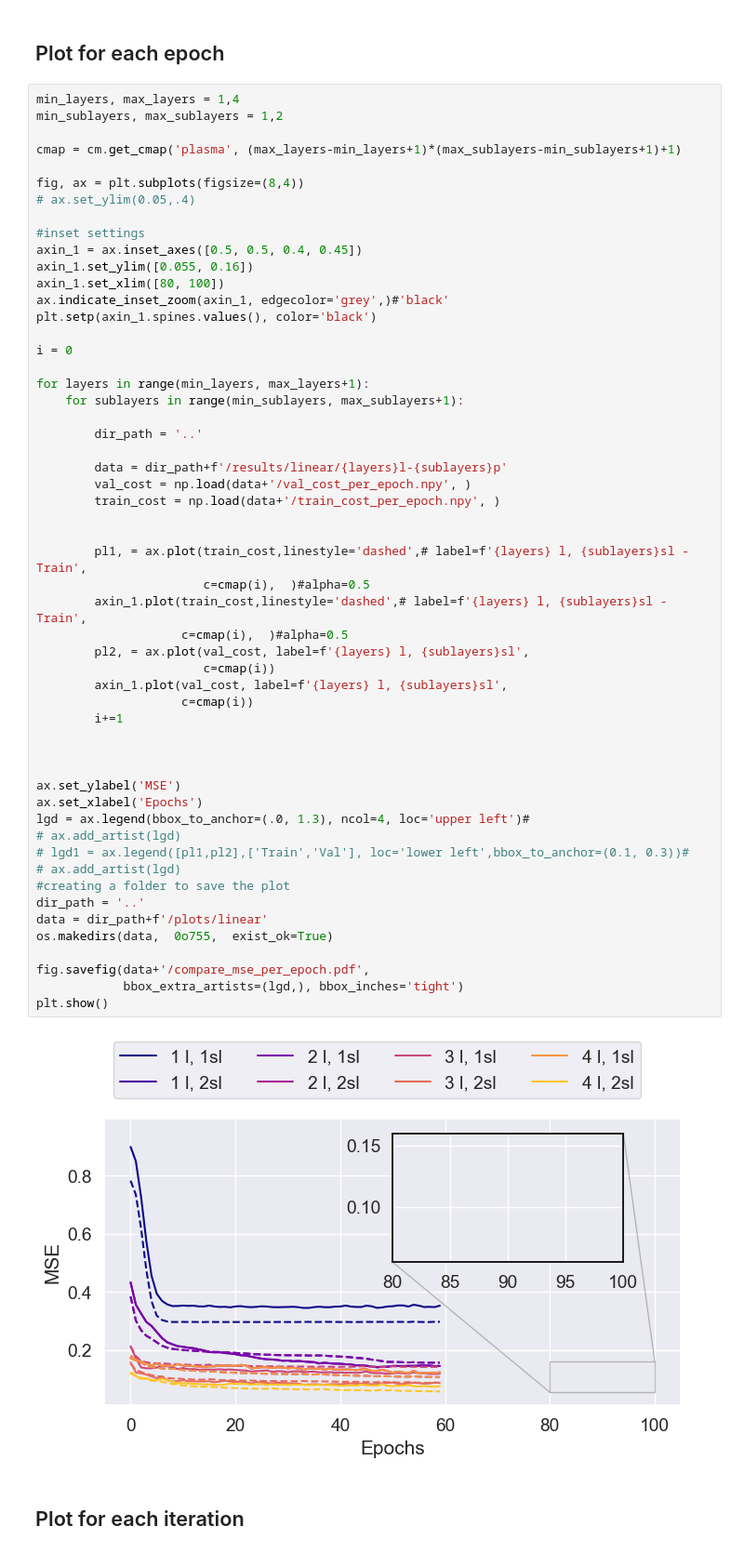
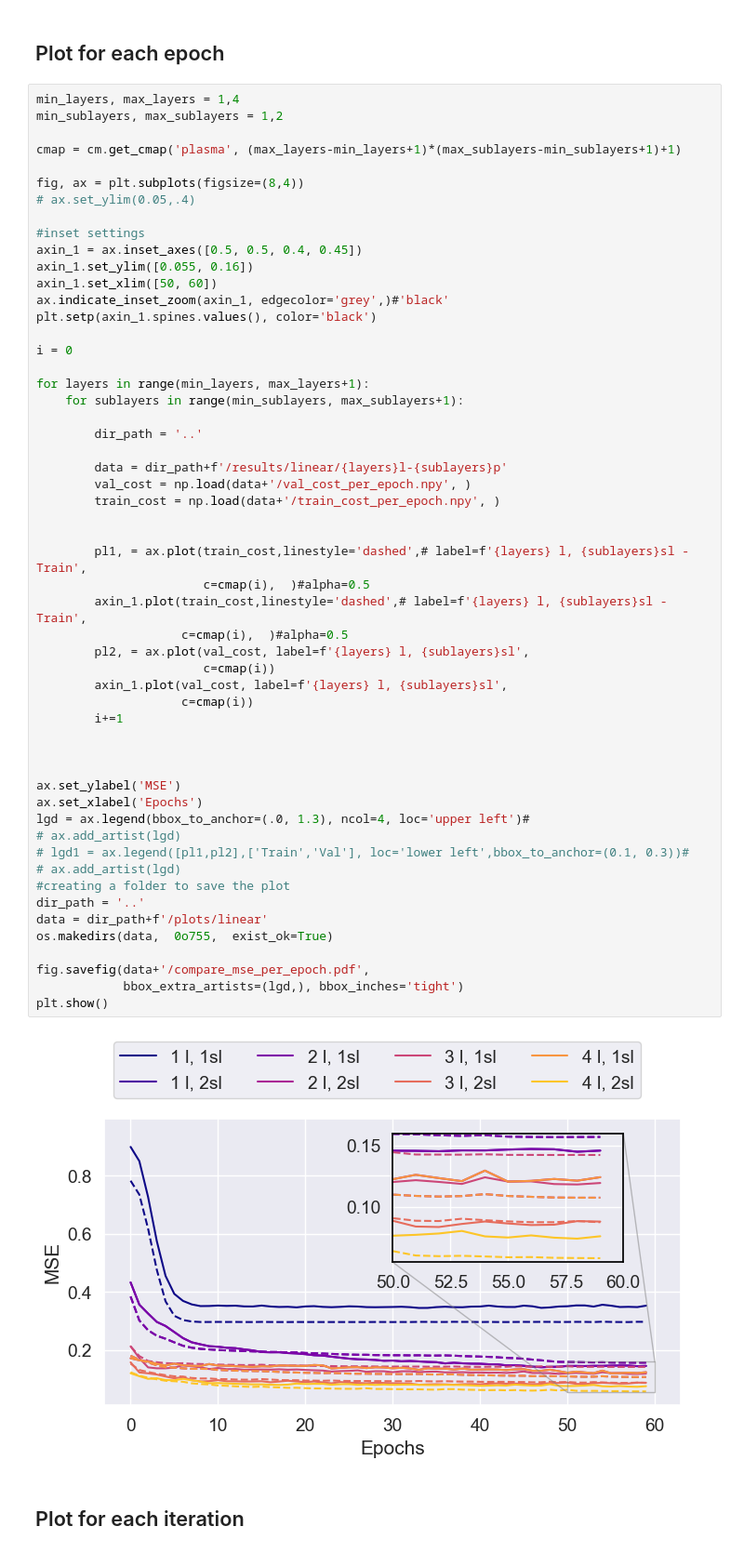
Before and after one commit to fran-scala/QuHack4IA_VQNN-track, a Jupyter notebook: utils/plot_results.ipynb, the cells around one changed output. Shown: that part at 93% size. Drawn from its saved outputs; the diff is of its cells as text.

```diff
--- a/utils/plot_results.ipynb
+++ b/utils/plot_results.ipynb
@@ -25,7 +25,7 @@ fig, ax = plt.subplots(figsize=(8,4))
 #inset settings
 axin_1 = ax.inset_axes([0.5, 0.5, 0.4, 0.45])
 axin_1.set_ylim([0.055, 0.16])
-axin_1.set_xlim([80, 100])
+axin_1.set_xlim([50, 60])
 ax.indicate_inset_zoom(axin_1, edgecolor='grey',)#'black'
 plt.setp(axin_1.spines.values(), color='black')
 
@@ -41,34 +41,34 @@ for layers in range(min_layers, max_layers+1):
         train_cost = np.load(data+'/train_cost_per_epoch.npy', )
 
 
         pl1, = ax.plot(train_cost,linestyle='dashed',# label=f'{layers} l, {sublayers}sl - Train',
                        c=cmap(i),  )#alpha=0.5
         axin_1.plot(train_cost,linestyle='dashed',# label=f'{layers} l, {sublayers}sl - Train',
                     c=cmap(i),  )#alpha=0.5
         pl2, = ax.plot(val_cost, label=f'{layers} l, {sublayers}sl',
                        c=cmap(i))
         axin_1.plot(val_cost, label=f'{layers} l, {sublayers}sl',
                     c=cmap(i))
         i+=1
 
 
 
 ax.set_ylabel('MSE')
 ax.set_xlabel('Epochs')
 lgd = ax.legend(bbox_to_anchor=(.0, 1.3), ncol=4, loc='upper left')#
 # ax.add_artist(lgd)
 # lgd1 = ax.legend([pl1,pl2],['Train','Val'], loc='lower left',bbox_to_anchor=(0.1, 0.3))#
 # ax.add_artist(lgd)
 #creating a folder to save the plot
 dir_path = '..'
 data = dir_path+f'/plots/linear'
 os.makedirs(data,  0o755,  exist_ok=True)
 
 fig.savefig(data+'/compare_mse_per_epoch.pdf',
             bbox_extra_artists=(lgd,), bbox_inches='tight')
 plt.show()
 # %% [output]
-[figure, old version]
+[figure, new version]
 # %% [markdown]
 ## Plot for each iteration
 # %%
```
Also changed, not shown: parts of 1 cell of this notebook.
